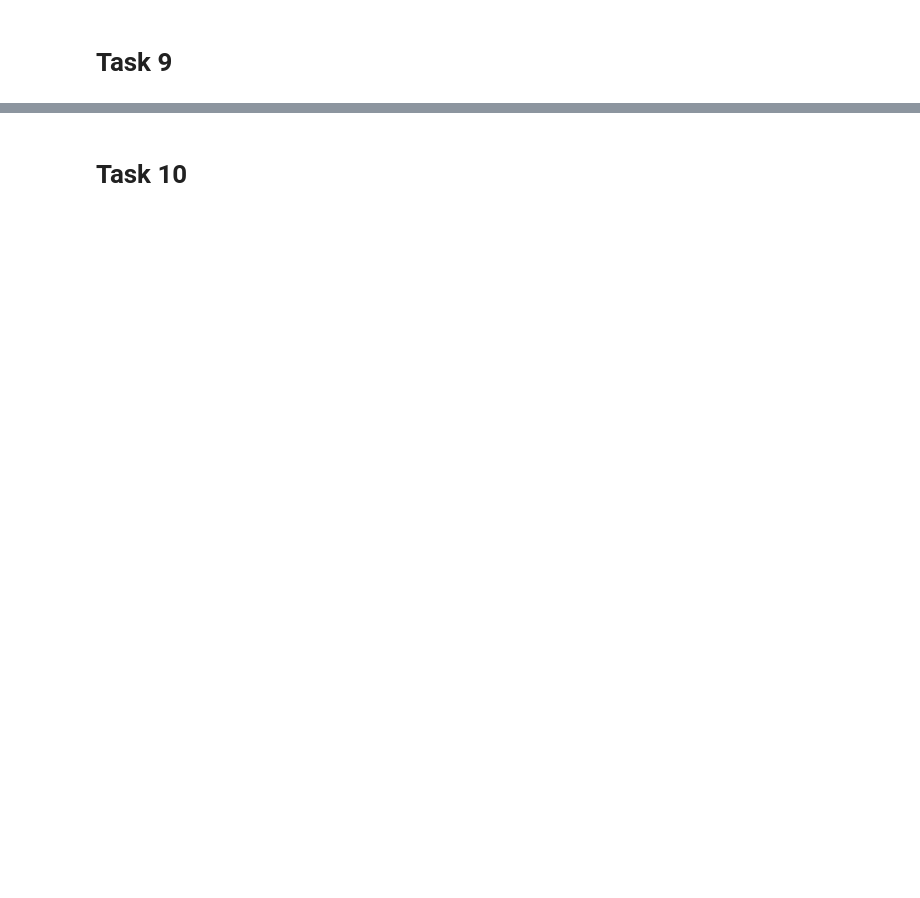
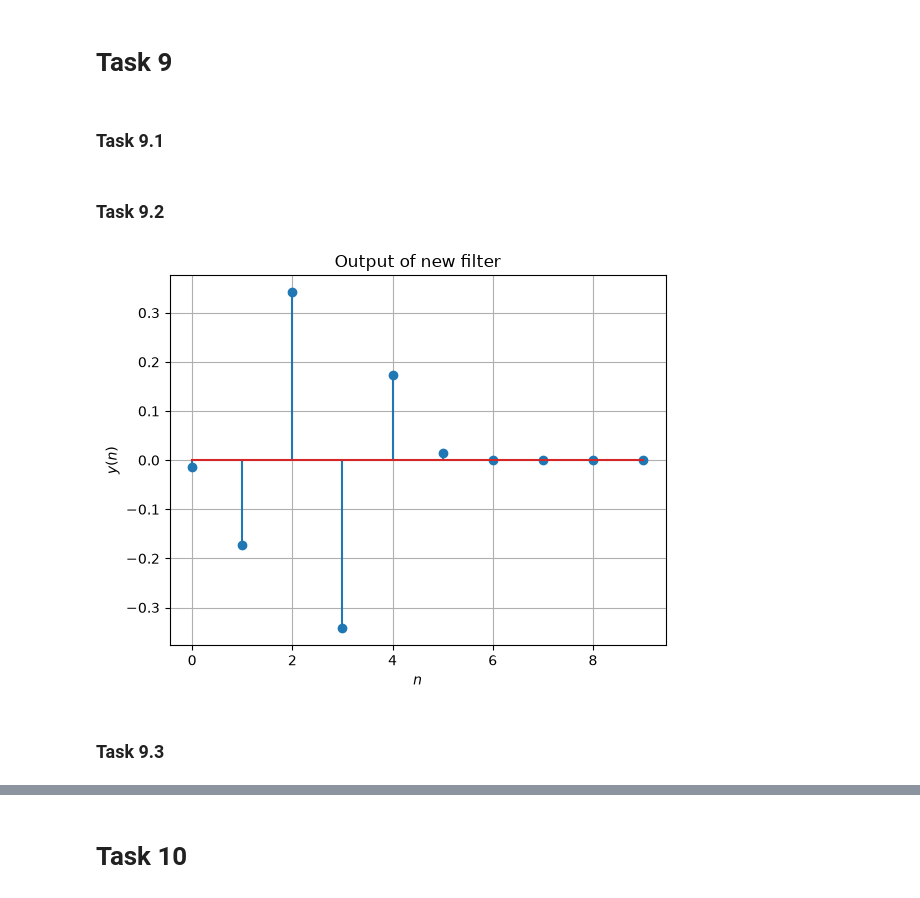
Before and after one commit to davgal27/Signal-Analysis, a Jupyter notebook: DSP-FIR-filter-freqresp/practical3.ipynb, the cells around one changed output, grey strips where cells are left out. Cells and saved outputs as stored; diff of their text form; code cells hidden in the pictures; blank space fills up the shorter version.

```diff
--- a/DSP-FIR-filter-freqresp/practical3.ipynb
+++ b/DSP-FIR-filter-freqresp/practical3.ipynb
@@ -202,2 +284,44 @@ Null points are ± 2.0371264863121317 rad/sample
 # %% [markdown]
 # Task 9
+# %% [markdown]
+### Task 9.1
+# %%
+h_new = np.array([-0.0147, -0.173, 0.342, -0.342, 0.173, 0.0147])
+def filter_new(x):
+    # set y to have the same length and type as x
+    y = np.zeros_like(x, dtype = float)
+
+    # iterate overall all input samples
+    for n in range(len(x)): # x array is in memory
+        # calculate y_n and store it in y[n]
+        y_n = 0
+        for k in range(6):
+            if (n-k) < 0: # dont try access beyond what x holds
+                y_n += 0
+            elif (n-k) >= 0:
+                y_n += h_new[k] * x[n-k]
+
+        y[n] = y_n
+
+    return y
+# %% [markdown]
+### Task 9.2
+# %%
+# a
+x_new = np.zeros(10)
+x_new[0] = 1
+# b
+y_new = filter_new(x_new)
+# c
+fig, ax = plt.subplots()
+n = np.arange(len(y_new))
+ax.stem(n, y_new)
+ax.set_xlabel('$n$')
+ax.set_ylabel('$y(n)$')
+plt.grid()
+plt.title("Output of new filter")
+plt.show()
+# %% [output]
+[figure, added]
+# %% [markdown]
+### Task 9.3
```
Also changed, not shown: parts of 20 cells of this notebook.
